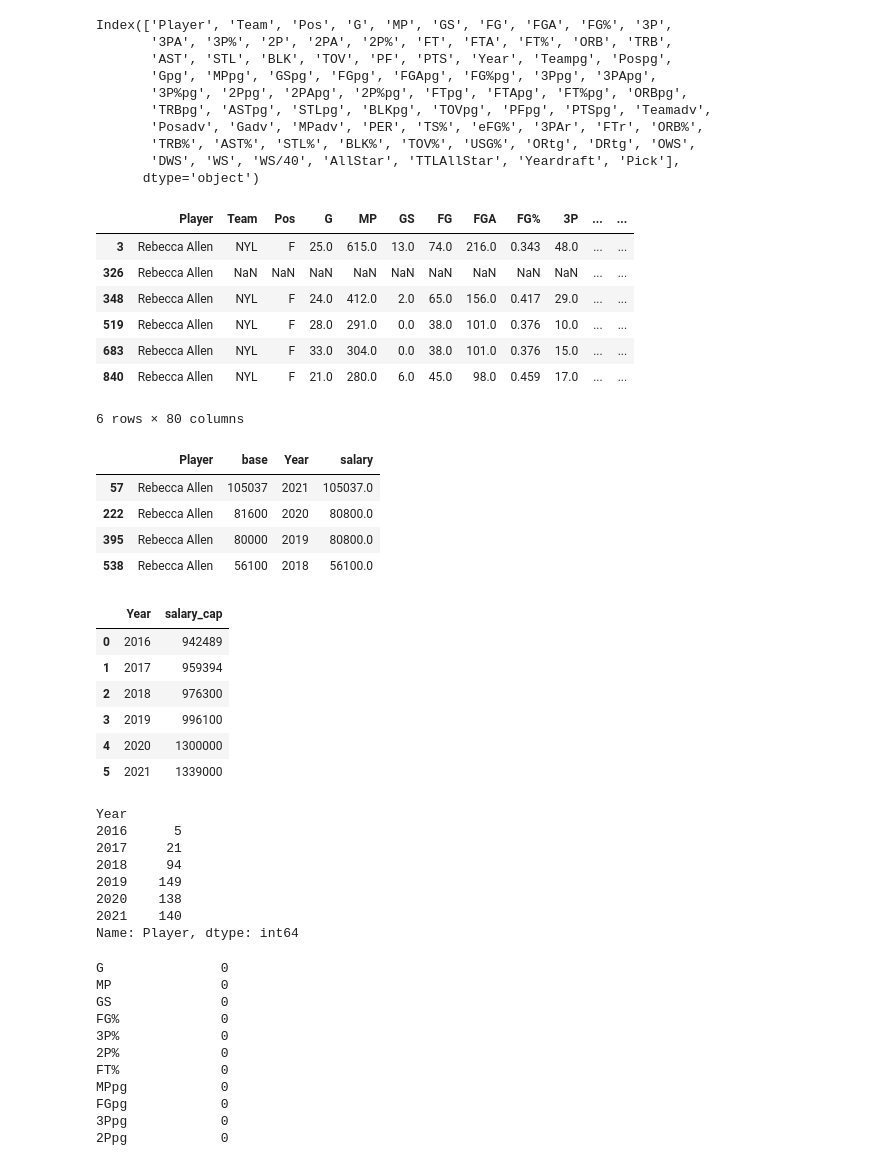
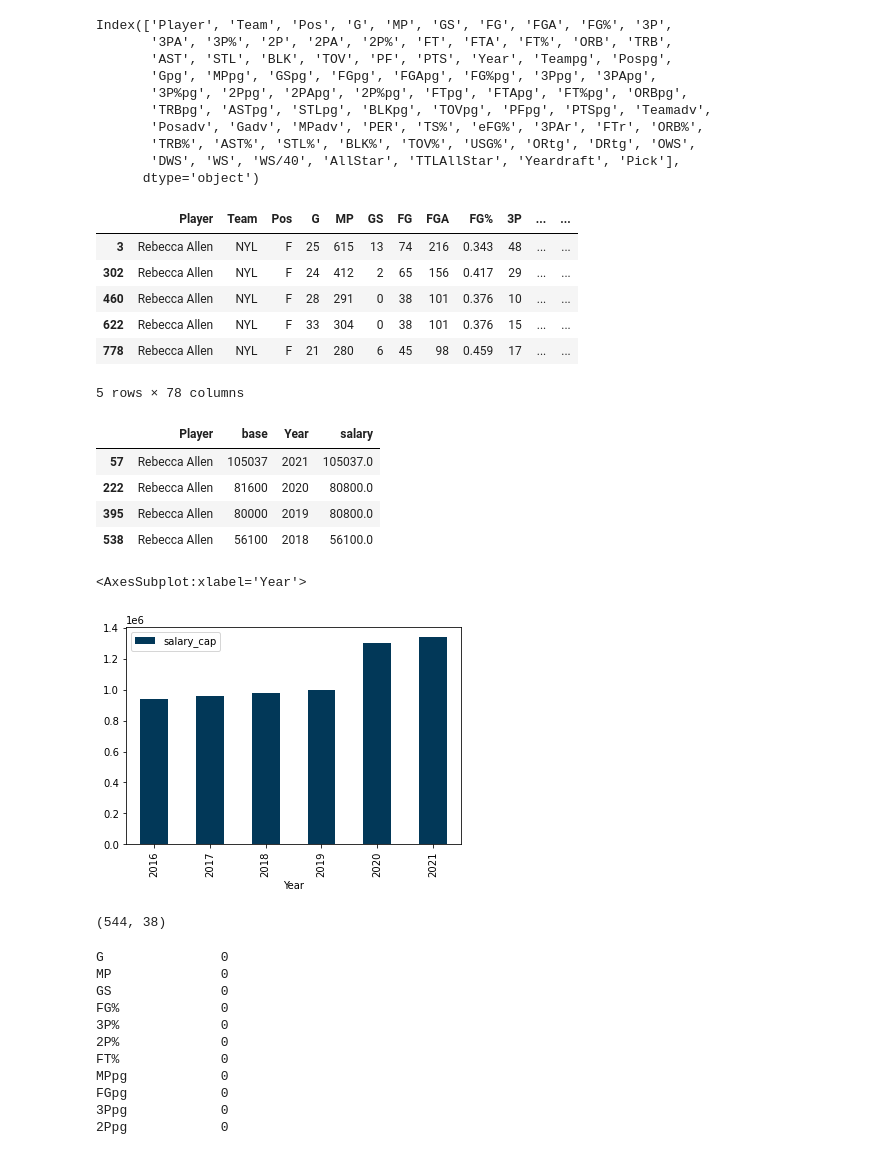
Before and after one commit to amyyunekim/Course_2_Linear_regression, a Jupyter notebook: lr_wnba.ipynb, the cells around one changed output. Cells and saved outputs as stored; diff of their text form; code cells hidden in the pictures.

```diff
--- a/lr_wnba.ipynb
+++ b/lr_wnba.ipynb
@@ -55,18 +42,17 @@ Index(['Player', 'Team', 'Pos', 'G', 'MP', 'GS', 'FG', 'FGA', 'FG%', '3P',
        'DWS', 'WS', 'WS/40', 'AllStar', 'TTLAllStar', 'Yeardraft', 'Pick'],
       dtype='object')
 # %%
-df[(df.Player =='Rebecca Allen')]
+df_stats[(df_stats.Player =='Rebecca Allen')]
 #df_allstar[(df_allstar.Player == 'Diana Taurasi')&(df_allstar.Year == 2021)]
 #df_stats[(df_stats.Player == 'Diana Taurasi')&(df_allstar.Year == 2021)]#
 # %% [output]
 |  | Player | Team | Pos | G | MP | GS | FG | FGA | FG% | 3P | ... | ... |
-| 3 | Rebecca Allen | NYL | F | 25.0 | 615.0 | 13.0 | 74.0 | 216.0 | 0.343 | 48.0 | ... | ... |
-| 326 | Rebecca Allen | NaN | NaN | NaN | NaN | NaN | NaN | NaN | NaN | NaN | ... | ... |
-| 348 | Rebecca Allen | NYL | F | 24.0 | 412.0 | 2.0 | 65.0 | 156.0 | 0.417 | 29.0 | ... | ... |
-| 519 | Rebecca Allen | NYL | F | 28.0 | 291.0 | 0.0 | 38.0 | 101.0 | 0.376 | 10.0 | ... | ... |
-| 683 | Rebecca Allen | NYL | F | 33.0 | 304.0 | 0.0 | 38.0 | 101.0 | 0.376 | 15.0 | ... | ... |
-| 840 | Rebecca Allen | NYL | F | 21.0 | 280.0 | 6.0 | 45.0 | 98.0 | 0.459 | 17.0 | ... | ... |
+| 3 | Rebecca Allen | NYL | F | 25 | 615 | 13 | 74 | 216 | 0.343 | 48 | ... | ... |
+| 302 | Rebecca Allen | NYL | F | 24 | 412 | 2 | 65 | 156 | 0.417 | 29 | ... | ... |
+| 460 | Rebecca Allen | NYL | F | 28 | 291 | 0 | 38 | 101 | 0.376 | 10 | ... | ... |
+| 622 | Rebecca Allen | NYL | F | 33 | 304 | 0 | 38 | 101 | 0.376 | 15 | ... | ... |
+| 778 | Rebecca Allen | NYL | F | 21 | 280 | 6 | 45 | 98 | 0.459 | 17 | ... | ... |
-6 rows × 80 columns
+5 rows × 78 columns
 # %%
 salary[(salary.Player =='Rebecca Allen')]
 # %% [output]
@@ -89,14 +75,11 @@ salary_cap = {
 }
 df_cap= pd.DataFrame(salary_cap.items(),columns=['Year','salary_cap'])
 df_cap
+
+df_cap.plot(kind='bar' , x='Year',cmap='PuBu_r')
 # %% [output]
-|  | Year | salary_cap |
-| 0 | 2016 | 942489 |
-| 1 | 2017 | 959394 |
-| 2 | 2018 | 976300 |
-| 3 | 2019 | 996100 |
-| 4 | 2020 | 1300000 |
-| 5 | 2021 | 1339000 |
+<AxesSubplot:xlabel='Year'>
+[figure, added]
 # %%
 #merge stats with salaries and yearly max cap info
 
@@ -107,17 +90,6 @@ df=pd.merge(left=df_stats, right=salary,
 df=pd.merge(left=df, right = df_cap,
             how='inner',
             on=['Year'])
-
-df.groupby('Year').count()['Player'] #543 x 48
-# %% [output]
-Year
-2016      5
-2017     21
-2018     94
-2019    149
-2020    138
-2021    140
-Name: Player, dtype: int64
 # %%
 #calculate salary as a % of cap
 df['%CAP']= df['salary']/df['salary_cap']
@@ -134,6 +106,11 @@ df=df[['Year','Player','Team' ,'Pos','G', 'MP', 'GS', 'FG%', '3P%',  '2P%',  'FT
 
 #drop players who didn't play any minutes all season
 df = df[df.MP != 0]
+# %%
+df.groupby('Year').count()['Player'] #544 x 48
+df.shape
+# %% [output]
+(544, 38)
 # %%
 #if they weren't drafted, set Pick as 65 (max draft number is 64)
 df.Pick.fillna(65,inplace=True)
```
Also changed, not shown: parts of 33 cells of this notebook, 16 other files.
